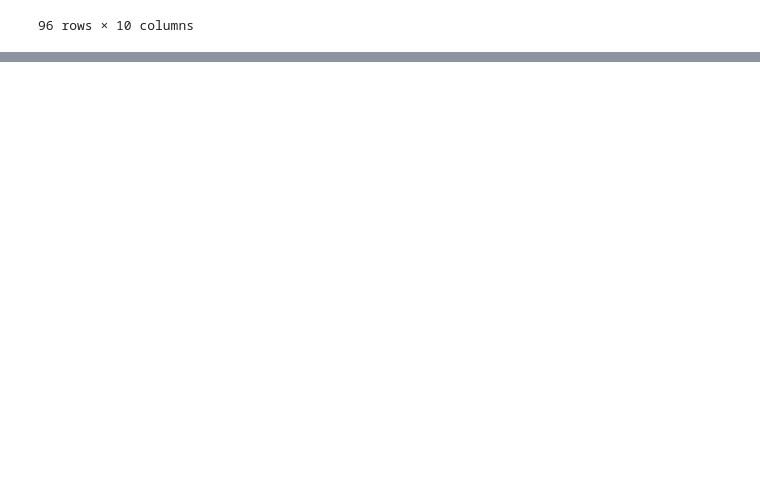
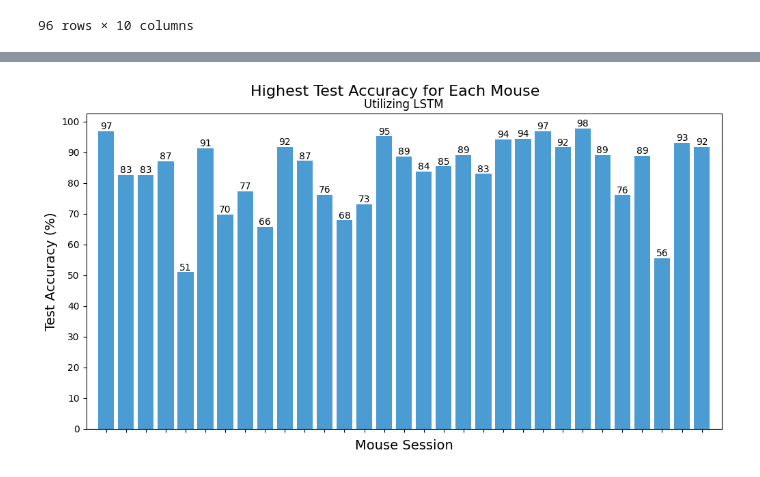
Before and after one commit to RayCarpenterIII/Neuropixel-Analysis, a Jupyter notebook: benchmark_all_sessions.ipynb, the cells around one changed output, grey strips where cells are left out. Drawn from its saved outputs; the diff is of its cells as text; code cells hidden in the pictures; blank space fills up the shorter version.

Commit message:
Created graph

```diff
--- a/benchmark_all_sessions.ipynb
+++ b/benchmark_all_sessions.ipynb
@@ -308,0 +214,43 @@ plt.show()
+# %%
+# Create the bar plot
+plt.figure(figsize=(12, 6))  # Increase width by adjusting figsize
+bars = plt.bar(session_number.astype(str), test_acc, color='#4B9CD3')  # Carolina blue color code
+
+# Remove the x-axis label
+plt.gca().xaxis.set_label_text('')
+
+# Ensure y-axis ticks are correctly set
+plt.yticks(np.arange(0, 100+1, 10))
+
+# Set the y-axis label
+plt.ylabel('Test Accuracy (%)', fontsize=14)
+
+# Set the x-axis label
+plt.xlabel('Mouse Session', fontsize=14)
+
+# Adjust the plot to remove white space within the graph
+plt.xlim(-1, len(session_number))
+
+# Format y-axis ticks to show only to the hundredth decimal place
+plt.gca().yaxis.set_major_formatter(plt.FuncFormatter(lambda y, _: '{:.0f}'.format(y)))
+plt.gca().xaxis.set_major_formatter(plt.FuncFormatter(lambda x, _: ''.format(x)))
+
+# Add the actual accuracy above each bar
+for bar in bars:
+    height = bar.get_height()
+    plt.text(bar.get_x() + bar.get_width() / 2, height, f'{height:.0f}', ha='center', va='bottom')
+
+# Add title and subtitle with less space
+plt.suptitle('Highest Test Accuracy for Each Mouse', fontsize=16, y=0.95, x=.502)
+plt.title('Utilizing LSTM', fontsize=12, y=1.0, x = .5)
+
+# Show the plot
+plt.xticks(rotation=90)
+
+# Save the plot as a PNG file without border
+plt.savefig('highest_test_accuracy.png', format='png', bbox_inches='tight')
+
+# Display the plot
+plt.show()
+# %% [output]
+[figure, added]
```
Also changed, not shown: parts of 3 cells of this notebook, 4 other files.
